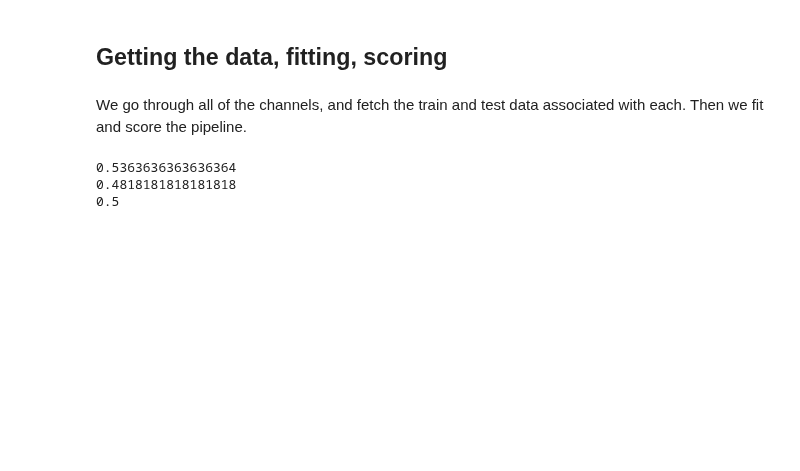
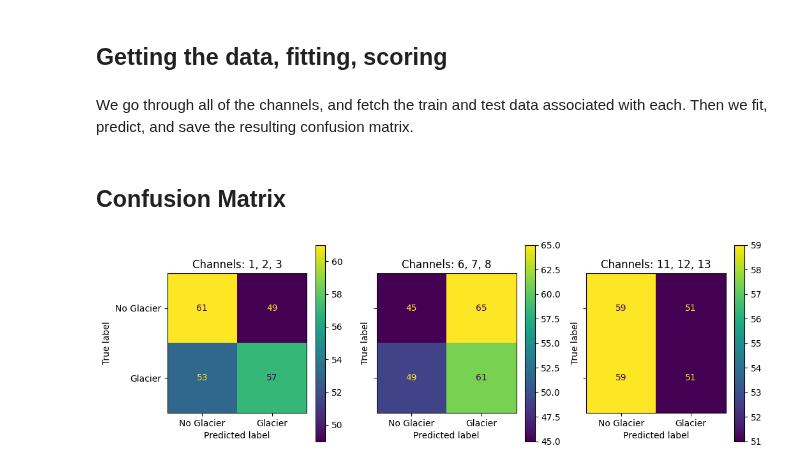
Before and after one commit to jonasbarth/fds-2022-final-project, a Jupyter notebook: model/hog/knn.ipynb, the cells around one changed output. Drawn from its saved outputs; the diff is of its cells as text; code cells hidden in the pictures; blank space fills up the shorter version.

Commit message:
#7 preprocessing and KNN * clean up preprocessing script * add confusion matrix to KNN notebook

```diff
--- a/model/hog/knn.ipynb
+++ b/model/hog/knn.ipynb
@@ -32,7 +41,9 @@ pipeline = Pipeline([('flatten', Flatten()), ('knn', KNeighborsClassifier(n_neig
 # %% [markdown]
 ## Getting the data, fitting, scoring
 # %% [markdown]
-We go through all of the channels, and fetch the train and test data associated with each. Then we fit and score the pipeline.
+We go through all of the channels, and fetch the train and test data associated with each. Then we fit, predict, and save the resulting confusion matrix.
+# %%
+confusion_matrices = {}
 # %%
 for channel in hog_metadata.channels.unique():
     train_metadata = hog_metadata[(hog_metadata.type == 'train') & (hog_metadata.channels == channel)]
@@ -44,8 +55,22 @@ for channel in hog_metadata.channels.unique():
     test_label = np.load(f'../../{test_metadata.label_path.values[0]}')
 
     pipeline.fit(train, train_label)
-    print(pipeline.score(test, test_label))
+
+    confusion_mat = confusion_matrix(test_label, pipeline.predict(test))
+    confusion_matrices[channel] = confusion_mat
-# %% [output]
-0.5363636363636364
-0.4818181818181818
-0.5
+# %% [markdown]
+## Confusion Matrix
+# %%
+display_labels = ['No Glacier', 'Glacier']
+# %%
+fig, axes = plt.subplots(ncols=3, nrows=1, sharex=True, sharey=True, figsize=(12, 4))
+
+axes[0].set_title("Channels: 1, 2, 3")
+axes[1].set_title("Channels: 6, 7, 8")
+axes[2].set_title("Channels: 11, 12, 13")
+
+ConfusionMatrixDisplay(confusion_matrices['[1, 2, 3]'], display_labels=display_labels).plot(ax=axes[0])
+ConfusionMatrixDisplay(confusion_matrices['[6, 7, 8]'], display_labels=display_labels).plot(ax=axes[1])
+ConfusionMatrixDisplay(confusion_matrices['[11, 12, 13]'], display_labels=display_labels).plot(ax=axes[2]);
+# %% [output]
+[figure, added]
```
Also changed, not shown: parts of 3 cells of this notebook, 1 other file.
